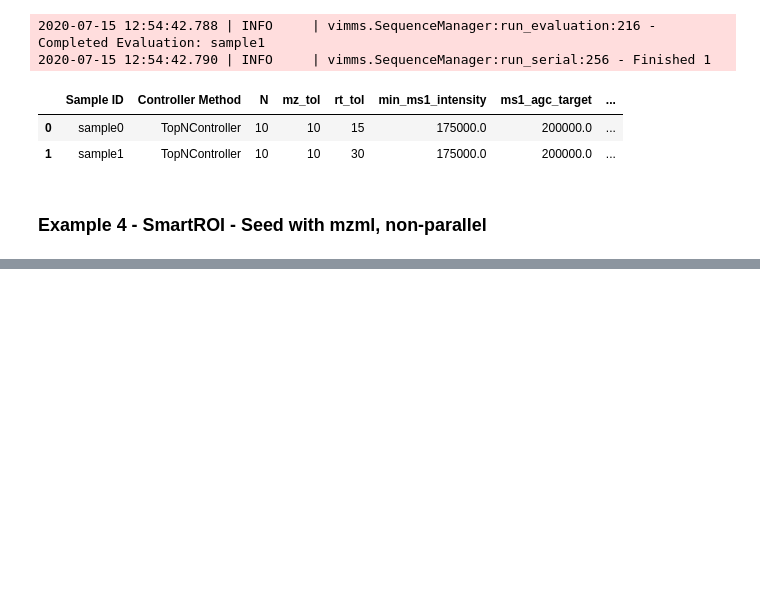
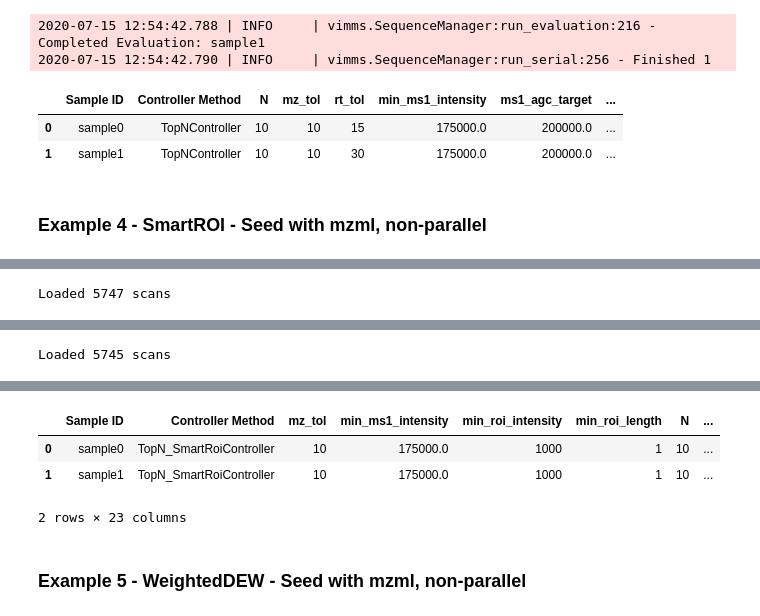
Before and after one commit to glasgowcompbio/vimms, a Jupyter notebook: demo/03. MultiSampleMethods/02. Grid Search.ipynb, the cells around one changed output, grey strips where cells are left out. Drawn from its saved outputs; the diff is of its cells as text; code cells hidden in the pictures; blank space fills up the shorter version.

Commit message:
updated Gridsearch example

```diff
--- a/demo/03. MultiSampleMethods/02. Grid Search.ipynb
+++ b/demo/03. MultiSampleMethods/02. Grid Search.ipynb
@@ -171,3 +192,28 @@ Loaded 2426 scans
 | 1 | sample1 | TopNController | 10 | 10 | 30 | 175000.0 | 200000.0 | ... |
 # %% [markdown]
 ### Example 4 - SmartROI - Seed with mzml, non-parallel
+# %%
+output_dir = os.path.join(experiment_dir, 'grid_search_example_4')
+# %%
+smartROI_controller_params = {"ionisation_mode": POSITIVE,
+                       "N": 10,
+                       "mz_tol": 10,
+                       "rt_tol":30,
+                       "min_ms1_intensity": 1.75E5,
+                       "rt_range": [(200, 400)],
+                       "isolation_width": 1,
+                       "min_roi_intensity": 1000,
+                       "min_roi_length": 1,
+                       "min_roi_length_for_fragmentation": 1,
+                       "reset_length_seconds": 100,
+                       "intensity_increase_factor": 2,
+                       "length_units": "scans"}
+# %%
+smartROI_variable_params_dict = {'drop_perc': [0/100,0.1/100], 'intensity_increase_factor': [2]}
+# %%
+parallel = False
+# %%
+vsm = VimmsSequenceManager(None, evaluation_methods, output_dir, progress_bar=True, ms1_picked_peaks_file=None, mzmine_command=mzmine_command)
+gs = GridSearchExperiment(vsm, 'TopN_SmartRoiController', mass_spec_params, None, smartROI_variable_params_dict, smartROI_controller_params, mzml_file, MZML2CHEMS_DICT=MZML2CHEMS_DICT, ps=ps, parallel=parallel)
+gs.results
+# %% [output]
@@ -173,0 +230 @@ Loaded 2426 scans
+Loaded 5747 scans
@@ -173,0 +237 @@ Loaded 2426 scans
+Loaded 5745 scans
@@ -173,0 +240,6 @@ Loaded 2426 scans
+|  | Sample ID | Controller Method | mz_tol | min_ms1_intensity | min_roi_intensity | min_roi_length | N | ... |
+| 0 | sample0 | TopN_SmartRoiController | 10 | 175000.0 | 1000 | 1 | 10 | ... |
+| 1 | sample1 | TopN_SmartRoiController | 10 | 175000.0 | 1000 | 1 | 10 | ... |
+2 rows × 23 columns
+# %% [markdown]
+### Example 5 - WeightedDEW - Seed with mzml, non-parallel
```
Also changed, not shown: parts of 12 cells of this notebook.
